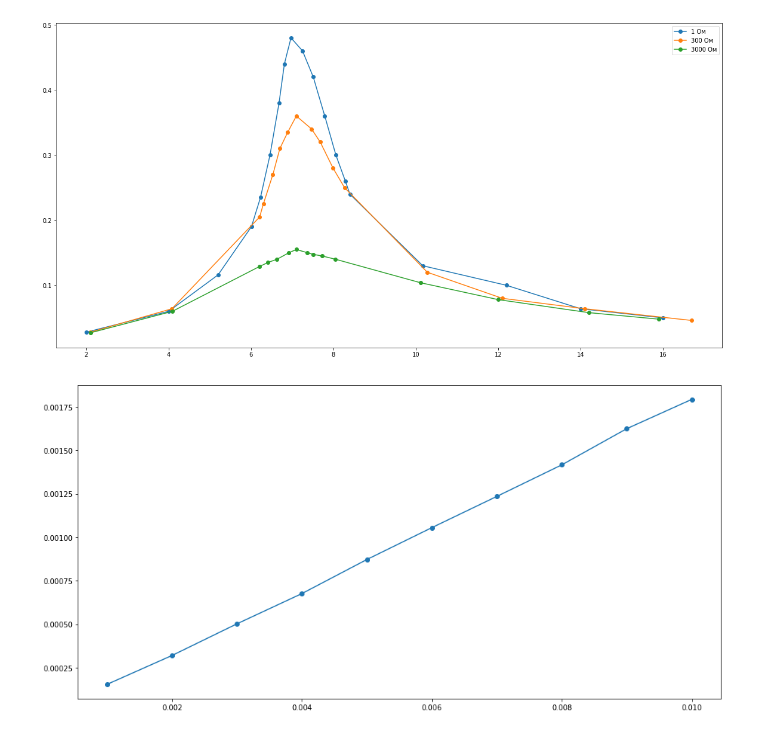
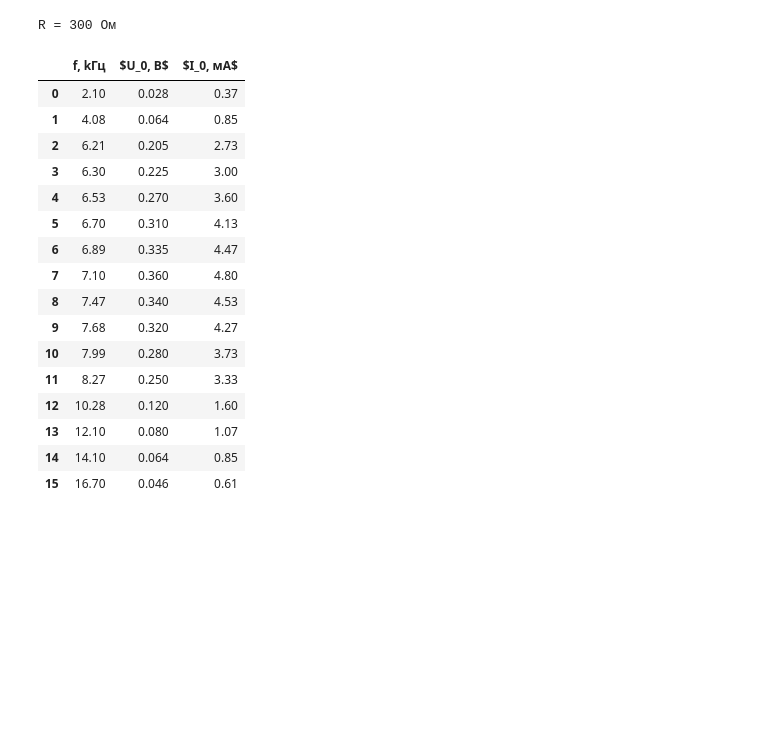
Before and after one commit to rationalex/MIPT_labs, a Jupyter notebook: 5_term/Электричество/Вынужденные колебания.ipynb, the cells around one changed output. Drawn from its saved outputs; the diff is of its cells as text; code cells hidden in the pictures; blank space fills up the shorter version.

```diff
--- a/5_term/Электричество/Вынужденные колебания.ipynb
+++ b/5_term/Электричество/Вынужденные колебания.ipynb
@@ -39,5 +92,5 @@ measures = np.array(
 # %%
-R1 = 300 # Ом
+#R1 = 300 # Ом
 #freq ampl
 measures_r1 = np.array(
     [
@@ -58,4 +111,33 @@ measures_r1 = np.array(
         [14.1, 3.2 * 20 * 10 ** (-3)],
         [16.7, 4.6 * 10 * 10 ** (-3)],
     ])
+I0 = np.array(list(map(round2, measures_r1[:, 1] / R1 * 1000)))
+m2 = np.hstack((measures_r1, I0.reshape(len(I0), 1)))
+# %%
+df = pd.DataFrame(data=m2,
+                  columns=[r"f, kГц",
+                           r"$U_0, В$",
+                           r"$I_0, мА$"])
+I0 /= 1000
+print("R = 300 Ом")
+df
+# %% [output]
+R = 300 Ом
+|  | f, kГц | $U_0, В$ | $I_0, мА$ |
+| 0 | 2.10 | 0.028 | 0.37 |
+| 1 | 4.08 | 0.064 | 0.85 |
+| 2 | 6.21 | 0.205 | 2.73 |
+| 3 | 6.30 | 0.225 | 3.00 |
+| 4 | 6.53 | 0.270 | 3.60 |
+| 5 | 6.70 | 0.310 | 4.13 |
+| 6 | 6.89 | 0.335 | 4.47 |
+| 7 | 7.10 | 0.360 | 4.80 |
+| 8 | 7.47 | 0.340 | 4.53 |
+| 9 | 7.68 | 0.320 | 4.27 |
+| 10 | 7.99 | 0.280 | 3.73 |
+| 11 | 8.27 | 0.250 | 3.33 |
+| 12 | 10.28 | 0.120 | 1.60 |
+| 13 | 12.10 | 0.080 | 1.07 |
+| 14 | 14.10 | 0.064 | 0.85 |
+| 15 | 16.70 | 0.046 | 0.61 |
 # %%
@@ -82,32 +165,0 @@ measures_r2 = np.array(
-# %%
-plt.figure(figsize=(20, 10))
-
-plt.plot(measures[:, 0], measures[:, 1], '-o', label='1 Ом')
-plt.plot(measures_r1[:, 0], measures_r1[:, 1], '-o', label='300 Ом')
-plt.plot(measures_r2[:, 0], measures_r2[:, 1], '-o', label='3000 Ом')
-
-plt.legend(loc='best')
-plt.show()
-# %% [output]
-[figure, removed]
-# %%
-R = 1 # Ом
-
-# C freq
-C = np.arange(1, 11) * 10 ** (-3)
-freq = np.array([12.8,
-                 8.89,
-                 7.1,
-                 6.12,
-                 5.39,
-                 4.9,
-                 4.53,
-                 4.23,
-                 3.95,
-                 3.76])
-
-plt.figure(figsize=(16, 8))
-plt.plot(C, 1 / ((2 * np.pi * freq) ** 2), '-o')
-plt.show()
-# %% [output]
-[figure, removed]
```
Also changed, not shown: parts of 19 cells of this notebook, 2 other files.
